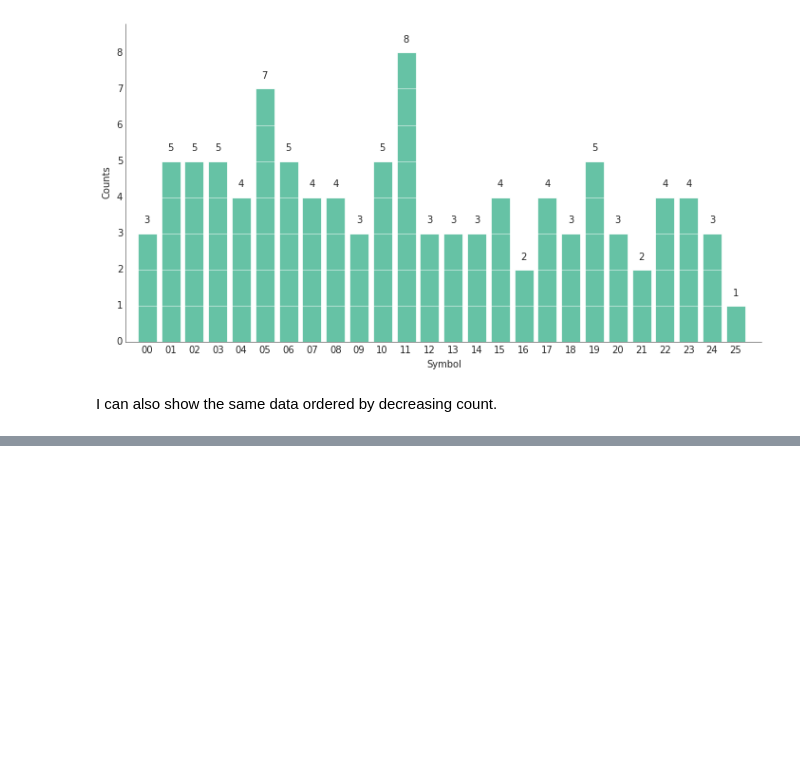
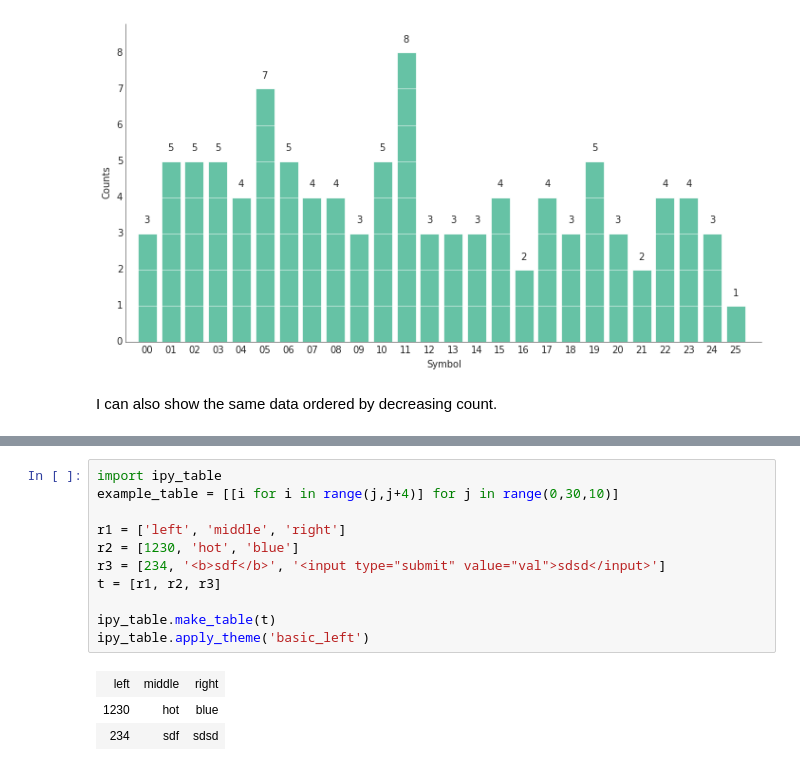
Before and after one commit to Who8MyLunch/Holiday_Distraction, a Jupyter notebook: encoded_message.ipynb, the cells around one changed output, grey strips where cells are left out. Drawn from its saved outputs; the diff is of its cells as text; blank space fills up the shorter version.

```diff
--- a/encoded_message.ipynb
+++ b/encoded_message.ipynb
@@ -174,0 +204,15 @@ ax.set_ylabel('Counts')
+# %%
+import ipy_table
+example_table = [[i for i in range(j,j+4)] for j in range(0,30,10)]
+
+r1 = ['left', 'middle', 'right']
+r2 = [1230, 'hot', 'blue']
+r3 = [234, '<b>sdf</b>', '<input type="submit" value="val">sdsd</input>']
+t = [r1, r2, r3]
+
+ipy_table.make_table(t)
+ipy_table.apply_theme('basic_left')
+# %% [output]
+| left | middle | right |
+| 1230 | hot | blue |
+| 234 | sdf | sdsd |
```
Also changed, not shown: parts of 6 cells of this notebook, 2 other files.
